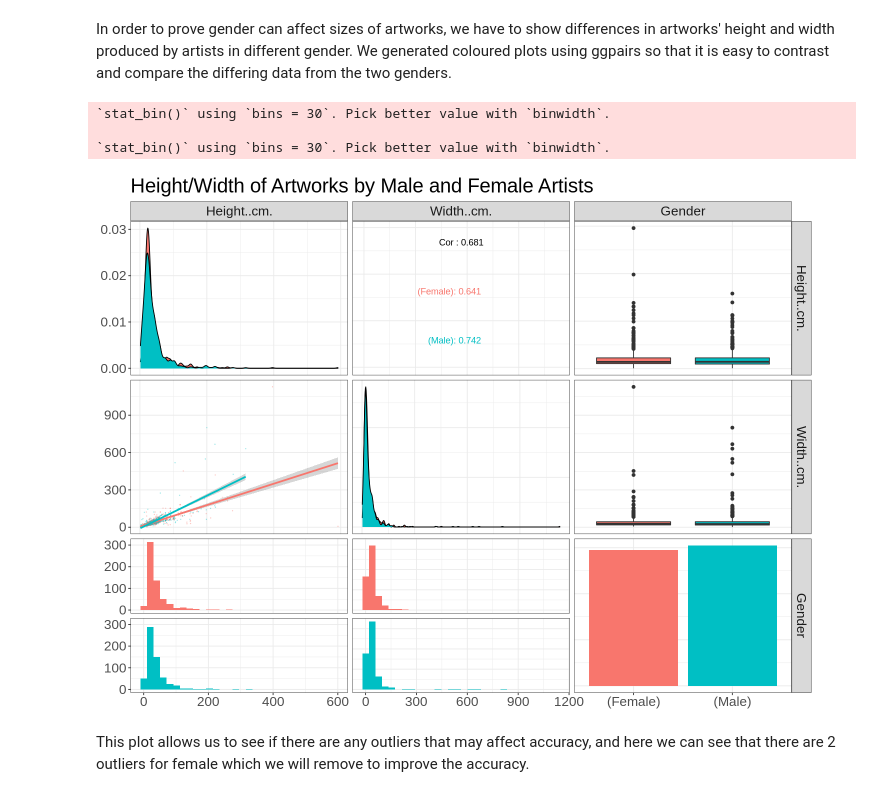
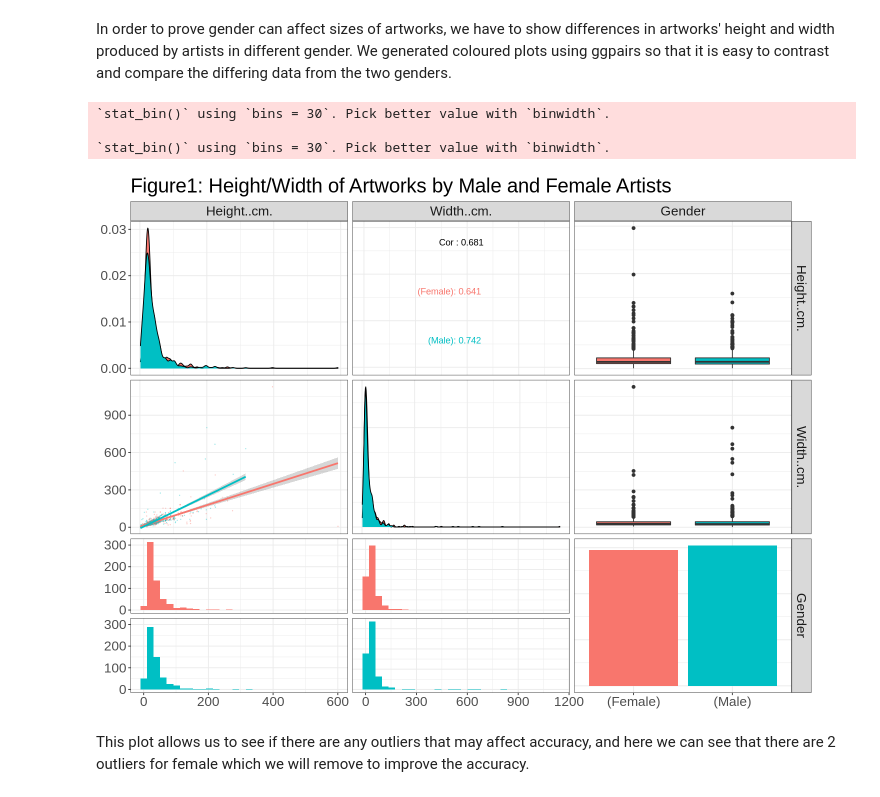
Before and after one commit to annekedresselhuis/DSCI-Group-Project, a Jupyter notebook: group_28_preliminary_analysis_dec6.ipynb, the cells around one changed output. Saved outputs shown, nothing was run; the diff lists cells and outputs as text; code cells hidden in the pictures.

```diff
--- a/group_28_preliminary_analysis_dec6.ipynb
+++ b/group_28_preliminary_analysis_dec6.ipynb
@@ -189,18 +189,18 @@ In order to prove gender can affect sizes of artworks, we have to show differenc
 # %%
 options(repr.plot.height = 9, repr.plot.width = 12)
 gender_plot <- artworks_both %>%
-                   ggpairs(title = "Height/Width of Artworks by Male and Female Artists",
+                   ggpairs(title = "Figure1: Height/Width of Artworks by Male and Female Artists",
                    mapping = ggplot2::aes(colour=Gender),
                    lower = list(continuous = wrap("smooth", alpha = 0.3, size=0.1)))  +
                    labs("Height(cm)", "Width(cm)", "Gender(Female and Male)") +
                    theme_bw() +
                    theme(text = element_text(size = 20))
 gender_plot
 # %% [output]
 `stat_bin()` using `bins = 30`. Pick better value with `binwidth`.
 
 `stat_bin()` using `bins = 30`. Pick better value with `binwidth`.
-[figure, old version]
+[figure, new version]
 # %% [markdown]
 This plot allows us to see if there are any outliers that may affect accuracy, and here we can see that there are 2 outliers for female which we will remove to improve the accuracy.
 # %%
```
Also changed, not shown: parts of 8 cells of this notebook.
